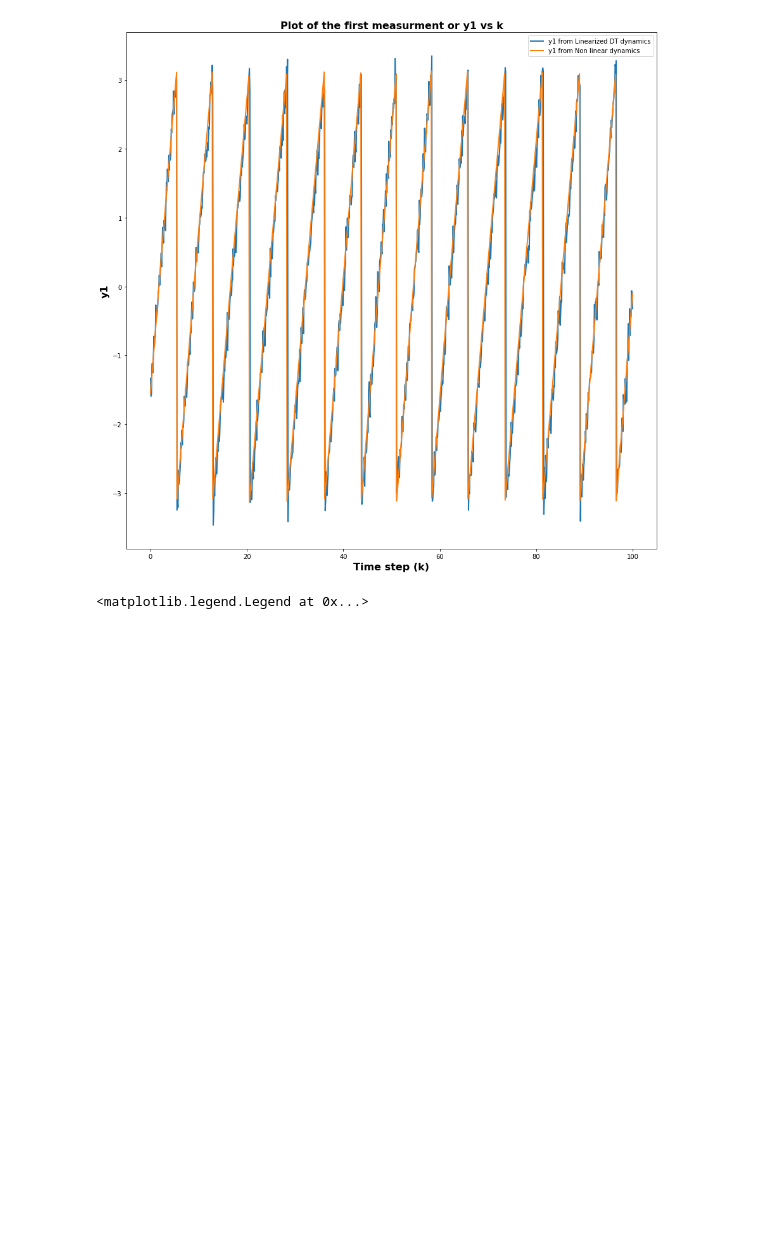
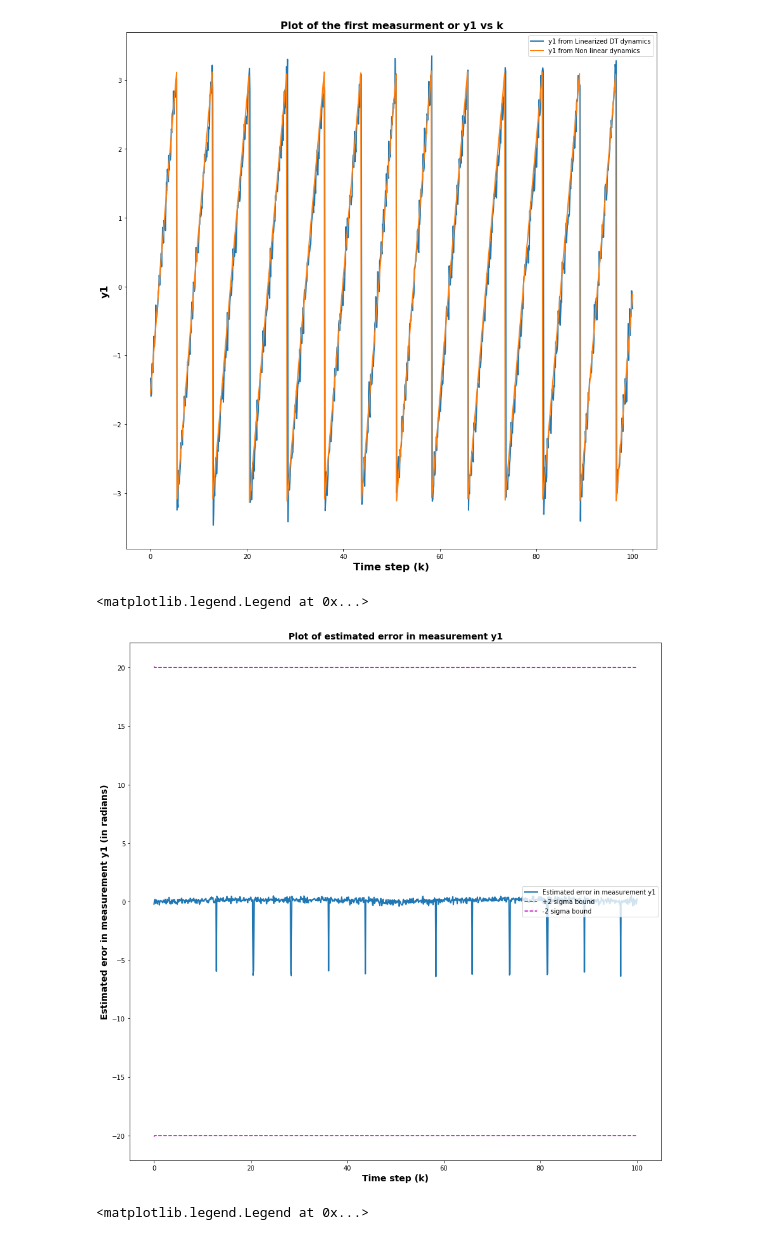
Before and after one commit to himanshugupta1009/robot_localization, a Jupyter notebook: Project_Report_2/LKF.ipynb, the cells around one changed output. Saved outputs shown, nothing was run; the diff lists cells and outputs as text; code cells hidden in the pictures; blank space fills up the shorter version.

```diff
--- a/Project_Report_2/LKF.ipynb
+++ b/Project_Report_2/LKF.ipynb
@@ -508,23 +562,48 @@ plt.legend()
 [figure]
 # %%
 #Plot y[1]
+estimated_y1 = []
+true_y1 = []
 
-linearized_DT_y1 = []
-non_linear_y1 = []
-
-for state in linearized_DT_measurements_LKF:
-    linearized_DT_y1.append(state[0][0])
+for state in estimated_measurement_list:
+    estimated_y1.append(state[0][0])
 
 for state in non_linear_measurements_with_perturbed_x0:
-    non_linear_y1.append(state[0][0])
+    true_y1.append(state[0][0])
 
 plt.xlabel("Time step (k)",fontsize=16, fontweight='bold')
 plt.ylabel("y1",fontsize=16, fontweight='bold')
 plt.title("Plot of the first measurment or y1 vs k",fontsize=16, fontweight='bold')
-plt.plot(time_steps,linearized_DT_y1,linewidth = 2,label = 'y1 from Linearized DT dynamics')
-plt.plot(time_steps,non_linear_y1,linewidth = 2,label = 'y1 from Non linear dynamics')
+plt.plot(time_steps,estimated_y1,linewidth = 2,label = 'y1 from Linearized DT dynamics')
+plt.plot(time_steps,true_y1,linewidth = 2,label = 'y1 from Non linear dynamics')
 plt.rcParams["figure.figsize"] = (15,15)
 plt.legend()
 # %% [output]
 <matplotlib.legend.Legend at 0x...>
 [figure]
+# %%
+#Error in y1
+estimated_measurement1_error_list = []
+positive_two_sigma_state_measurement1_list = []
+negative_two_sigma_state_measurement1_list = []
+
+for i in range(0,len(estimated_measurement_list)):
+    curr_estimate = estimated_y1[i]
+    curr_variance = innovation_covariance_matrix_list[i][0][0]
+    sigma = np.sqrt(curr_variance)
+    bound = 2*sigma
+    curr_error = true_y1[i] - curr_estimate
+    estimated_measurement1_error_list.append(curr_error)
+    positive_two_sigma_state_measurement1_list.append(bound)
+    negative_two_sigma_state_measurement1_list.append(-bound)
+
+plt.xlabel("Time step (k)",fontsize=14, fontweight='bold')
+plt.ylabel("Estimated eror in measurement y1 (in radians)",fontsize=14, fontweight='bold')
+plt.title("Plot of estimated error in measurement y1",fontsize=14, fontweight='bold')
+plt.plot(time_steps[skip_till:],estimated_measurement1_error_list[skip_till:],linewidth = 2,label = 'Estimated error in measurement y1')
+plt.plot(time_steps[skip_till:],positive_two_sigma_state_measurement1_list[skip_till:],'--m',label = '+2 sigma bound')
+plt.plot(time_steps[skip_till:],negative_two_sigma_state_measurement1_list[skip_till:],'--m',label = '-2 sigma bound')
+plt.legend()
+# %% [output]
+<matplotlib.legend.Legend at 0x...>
+[figure, added]
```
Also changed, not shown: parts of 8 cells of this notebook.
